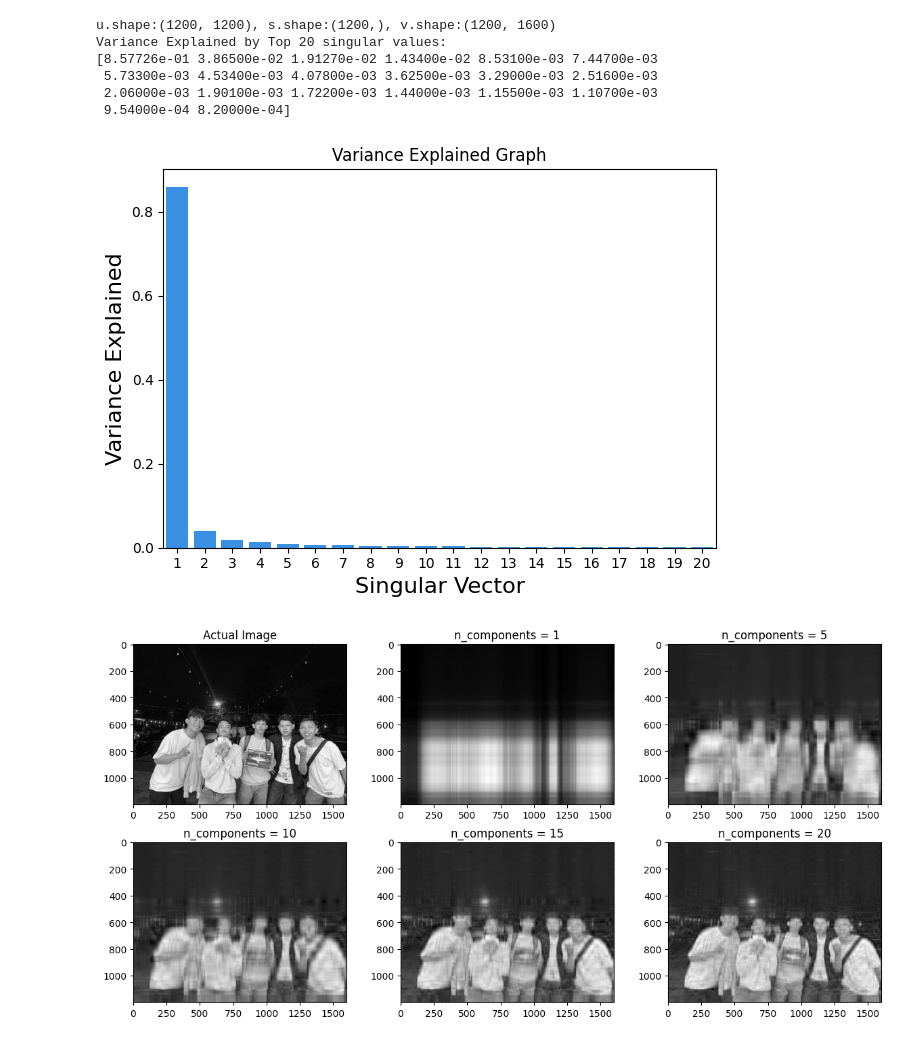
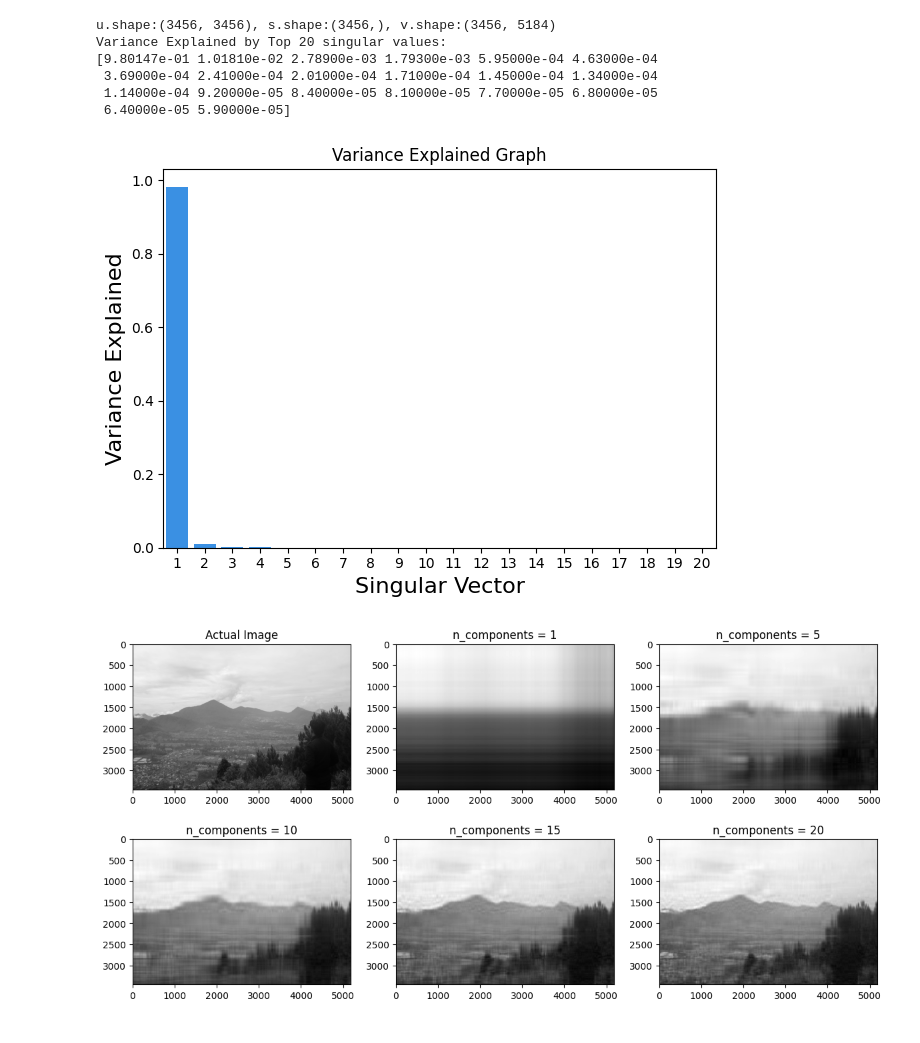
Before and after one commit to HilmanAmrullah/p_citra, a Jupyter notebook: UAS_P-CITRA.ipynb, the cells around one changed output. Drawn from its saved outputs; the diff is of its cells as text; code cells hidden in the pictures.

```diff
--- a/UAS_P-CITRA.ipynb
+++ b/UAS_P-CITRA.ipynb
@@ -12,14 +12,14 @@ if not os.path.exists(output_dir):
     os.makedirs(output_dir)
 
 # URL of the image
-url = 'https://raw.githubusercontent.com/HilmanAmrullah/p_citra/main/gambar/tur.jpg'
+url = 'https://raw.githubusercontent.com/HilmanAmrullah/p_citra/main/gambar/pemandangan.jpg'
 response = requests.get(url, stream=True)
 
 if response.status_code == 200:
-    with open('tur.jpg', 'wb') as f:
+    with open('pemandangan.jpg', 'wb') as f:
         f.write(response.content)
 
-    img = cv2.imread('tur.jpg')
+    img = cv2.imread('pemandangan.jpg')
 
     if img is not None:
         # Convert the image from BGR to RGB format
@@ -48,37 +48,37 @@ if response.status_code == 200:
         plt.show()
 
         # Plot images with different number of components
         comps = [3648, 1, 5, 10, 15, 20]
         plt.figure(figsize=(12, 6))
 
         for i in range(len(comps)):
             if i == 0:
                 low_rank = gray_image
             else:
                 low_rank = u[:, :comps[i]] @ np.diag(s[:comps[i]]) @ v[:comps[i], :]
 
             plt.subplot(2, 3, i + 1)
             plt.imshow(low_rank, cmap='gray')
             if i == 0:
                 plt.title('Actual Image')
                 plt.savefig(os.path.join(output_dir, 'actual_image_gray.png'))
             else:
                 plt.title(f'n_components = {comps[i]}')
                 plt.savefig(os.path.join(output_dir, f'n_components_{comps[i]}_gray.png'))
 
         plt.tight_layout()
         plt.show()
 
     else:
         print("Failed to load the image using OpenCV.")
 else:
     print(f"Failed to retrieve the image. HTTP Status code: {response.status_code}")
 # %% [output]
-u.shape:(1200, 1200), s.shape:(1200,), v.shape:(1200, 1600)
+u.shape:(3456, 3456), s.shape:(3456,), v.shape:(3456, 5184)
 Variance Explained by Top 20 singular values:
-[8.57726e-01 3.86500e-02 1.91270e-02 1.43400e-02 8.53100e-03 7.44700e-03
- 5.73300e-03 4.53400e-03 4.07800e-03 3.62500e-03 3.29000e-03 2.51600e-03
- 2.06000e-03 1.90100e-03 1.72200e-03 1.44000e-03 1.15500e-03 1.10700e-03
- 9.54000e-04 8.20000e-04]
+[9.80147e-01 1.01810e-02 2.78900e-03 1.79300e-03 5.95000e-04 4.63000e-04
+ 3.69000e-04 2.41000e-04 2.01000e-04 1.71000e-04 1.45000e-04 1.34000e-04
+ 1.14000e-04 9.20000e-05 8.40000e-05 8.10000e-05 7.70000e-05 6.80000e-05
+ 6.40000e-05 5.90000e-05]
-[figure, old version]
+[figure, new version]
-[figure, old version]
+[figure, new version]
```
Also changed, not shown: 7 other files.
